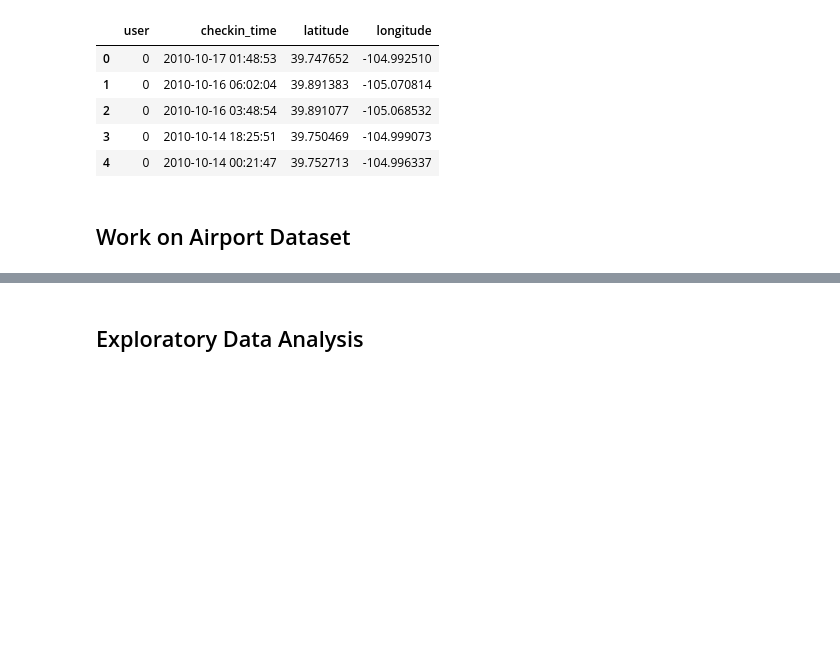
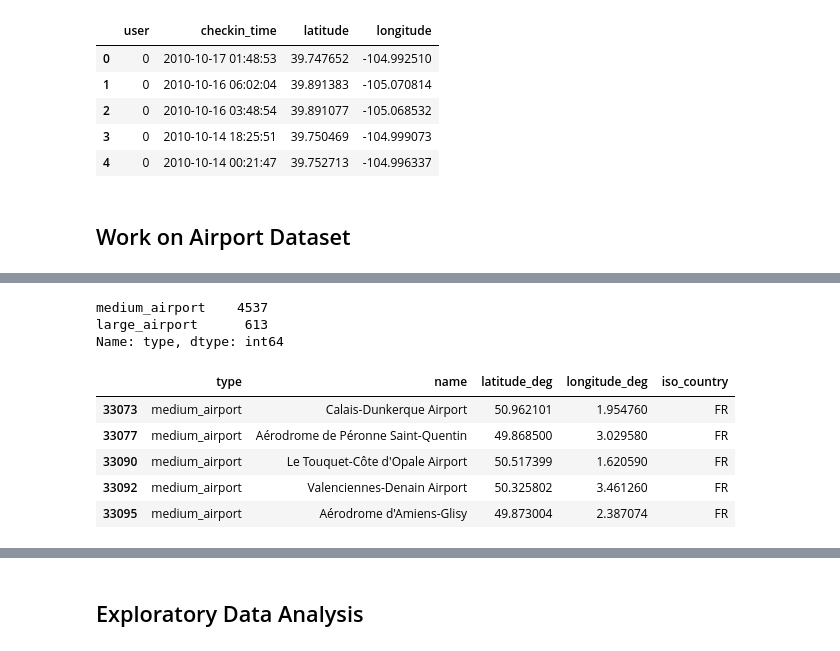
Before and after one commit to epfl-ada/ada-2020-project-milestone-p3-p3_pia, a Jupyter notebook: extension_analysis.ipynb, the cells around one changed output, grey strips where cells are left out. Drawn from its saved outputs; the diff is of its cells as text; code cells hidden in the pictures; blank space fills up the shorter version.

```diff
--- a/extension_analysis.ipynb
+++ b/extension_analysis.ipynb
@@ -29,4 +29,4 @@ We load the check-ins datasets and the new airport dataset.
 checkins_b = pd.read_csv("data/Brightkite_totalCheckins.txt", delimiter='\t', names=["user", "checkin_time", "latitude", "longitude", "location_id"])
 checkins_g = pd.read_csv("data/Gowalla_totalCheckins.txt", delimiter='\t', names=["user", "checkin_time", "latitude", "longitude", "location_id"])
 # %%
-airports = pd.read_csv("data/airports.csv")
+airports_import = pd.read_csv("data/airports.csv")
@@ -128,0 +140,2 @@ checkins_b.head()
+# %%
+airports = airports_import.drop(columns=["id", "ident", "elevation_ft", "continent", "iso_region", "municipality", "gps_code", "iata_code", "local_code", "home_link", "wikipedia_link", "keywords", "scheduled_service"])
@@ -128,0 +153,20 @@ checkins_b.head()
+# %%
+airports= airports[(airports.type == "large_airport") | (airports.type == "medium_airport")]
+# %%
+airports.type.value_counts()
+# %% [output]
+medium_airport    4537
+large_airport      613
+Name: type, dtype: int64
+# %%
+airports_medium= airports[airports.type == "medium_airport"]
+# %%
+# Je pense qu'on peut enlever les aeroports moyens (aeroport d'annemasse par ex)
+airports_medium[airports_medium.iso_country=='FR'].head()
+# %% [output]
+|  | type | name | latitude_deg | longitude_deg | iso_country |
+| 33073 | medium_airport | Calais-Dunkerque Airport | 50.962101 | 1.954760 | FR |
+| 33077 | medium_airport | Aérodrome de Péronne Saint-Quentin | 49.868500 | 3.029580 | FR |
+| 33090 | medium_airport | Le Touquet-Côte d'Opale Airport | 50.517399 | 1.620590 | FR |
+| 33092 | medium_airport | Valenciennes-Denain Airport | 50.325802 | 3.461260 | FR |
+| 33095 | medium_airport | Aérodrome d'Amiens-Glisy | 49.873004 | 2.387074 | FR |
```
Also changed, not shown: parts of 15 cells of this notebook.
